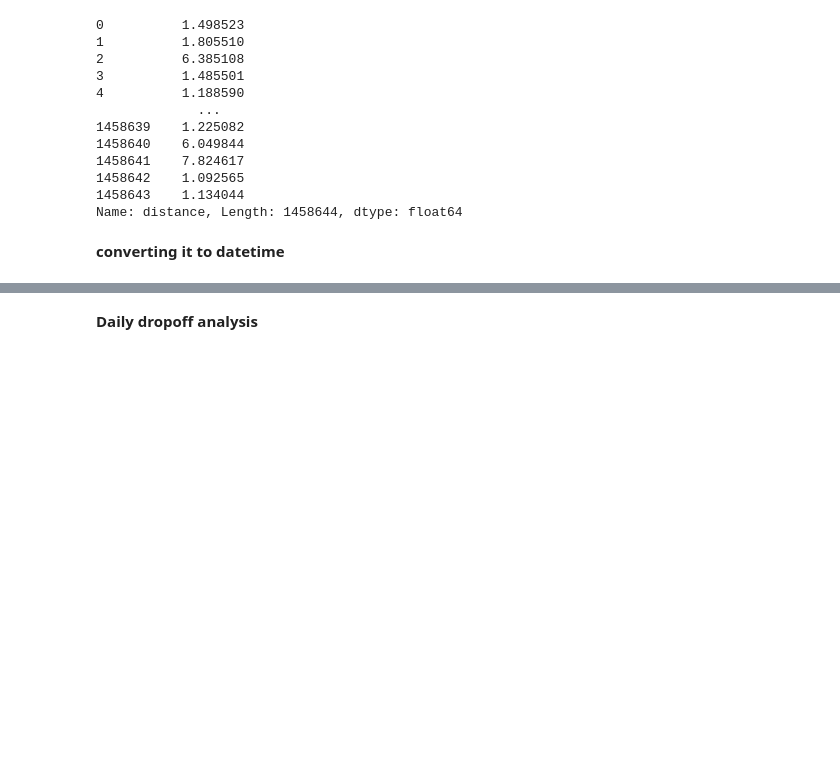
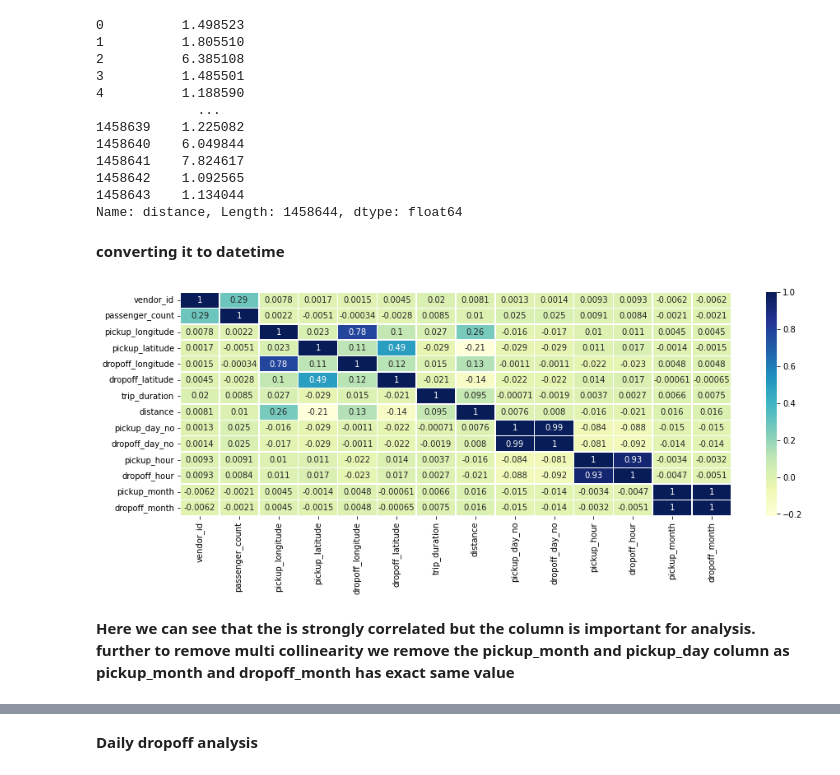
Before and after one commit to shakib68/NYC-taxi-capstone, a Jupyter notebook: Copy_of_NYC_Taxi_Trip_Time_Prediction_Capstone_Project.ipynb, the cells around one changed output, grey strips where cells are left out. Cells and saved outputs as stored; diff of their text form; code cells hidden in the pictures; blank space fills up the shorter version.

```diff
--- a/Copy_of_NYC_Taxi_Trip_Time_Prediction_Capstone_Project.ipynb
+++ b/Copy_of_NYC_Taxi_Trip_Time_Prediction_Capstone_Project.ipynb
@@ -128,3 +150,15 @@ df['pickup_hour']=df['pickup_datetime'].dt.hour
 df['dropoff_hour']=df['dropoff_datetime'].dt.hour
 df['pickup_month']=df['pickup_datetime'].dt.month
 df['dropoff_month']=df['dropoff_datetime'].dt.month
+# %%
+# correlation graph of the data
+fig, ax = plt.subplots(figsize=(15,5))
+dataplot = sns.heatmap(df.corr(), cmap="YlGnBu", annot=True, linewidths=.5)
+
+
+# displaying heatmap
+plt.show()
+# %% [output]
+[figure, added]
+# %% [markdown]
+**Here we can see that the is strongly correlated but the column is important for analysis. further to remove multi collinearity we remove the pickup_month and pickup_day column as pickup_month and dropoff_month has exact same value**
```
Also changed, not shown: parts of 17 cells of this notebook.
